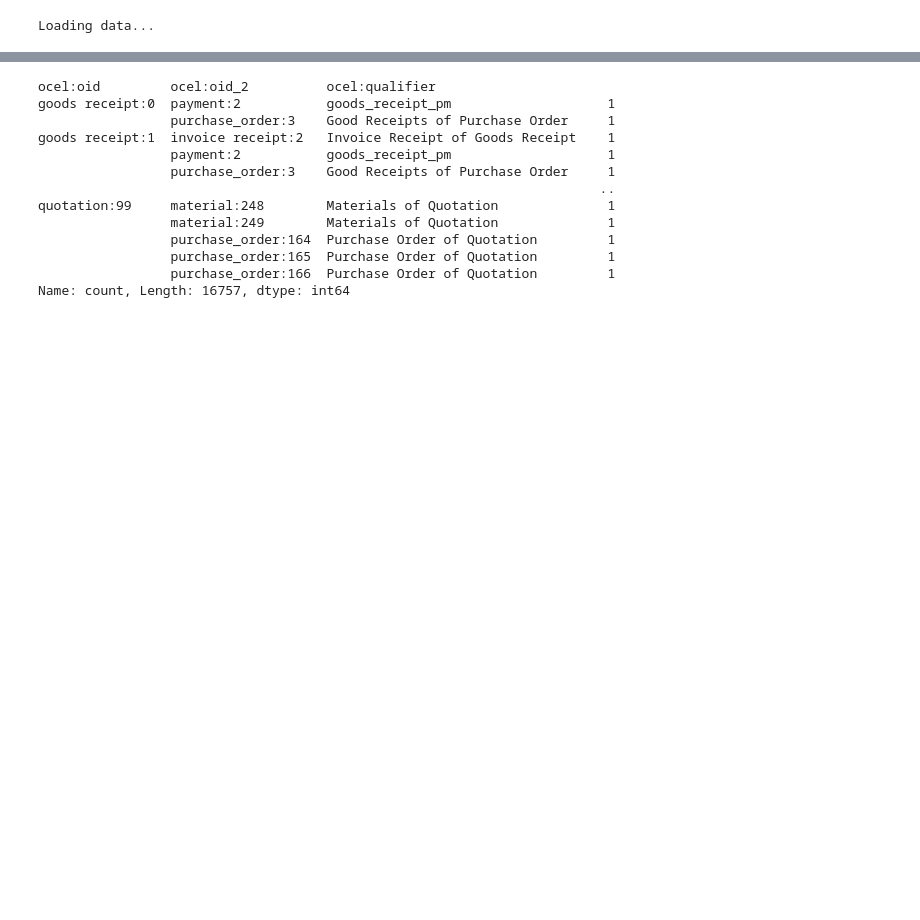
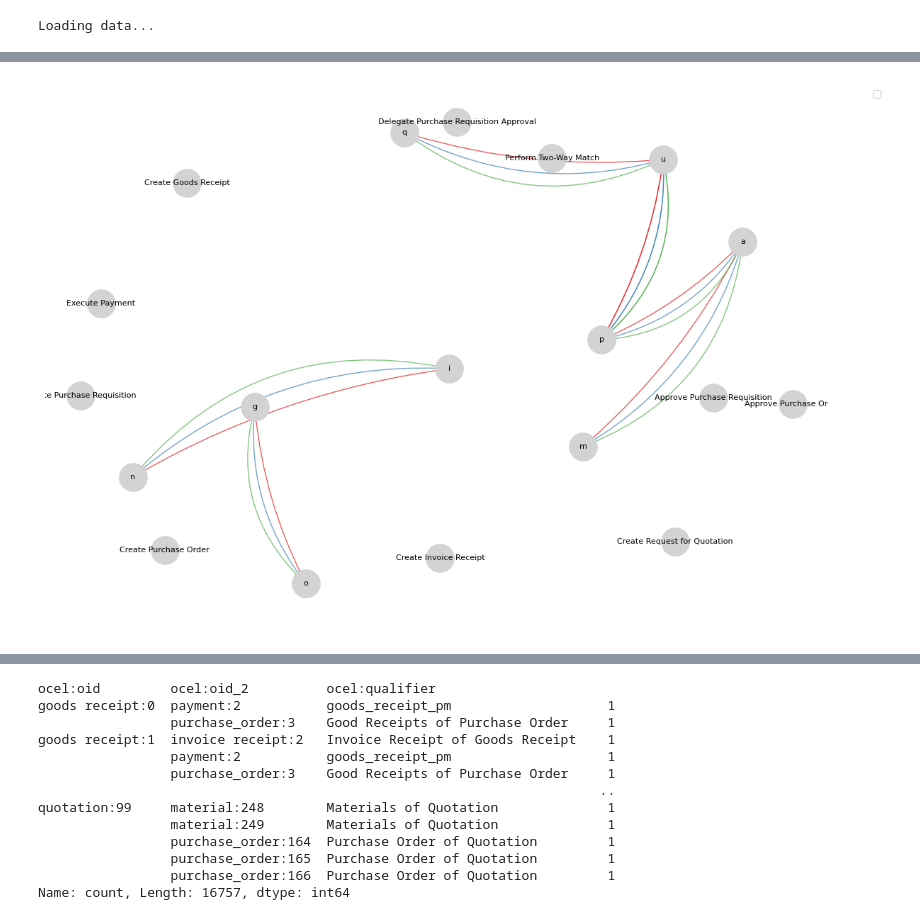
Before and after one commit to JordenVS/rabotest, a Jupyter notebook: test.ipynb, the cells around one changed output, grey strips where cells are left out. Drawn from its saved outputs; the diff is of its cells as text; code cells hidden in the pictures; blank space fills up the shorter version.

```diff
--- a/test.ipynb
+++ b/test.ipynb
@@ -8,0 +134,7 @@ Loading data...
+# %%
+ocdfg = pm4py.discover_ocdfg(ocel)
+# peek at one edge entry
+sample_ot = next(iter(ocdfg["edges"]))
+sample_arc = next(iter(ocdfg["edges"][sample_ot]))
+print(type(ocdfg["edges"][sample_ot][sample_arc]),
+      ocdfg["edges"][sample_ot][sample_arc])
@@ -8,0 +301,64 @@ Loading data...
+# %%
+import matplotlib.pyplot as plt
+import networkx as nx
+
+def visualize_colored(G):
+    # 1. Create layout graph H and Ensure ALL nodes from G are in H
+    H = nx.DiGraph()
+    H.add_nodes_from(G.nodes()) # <--- THIS FIXES THE "NO POSITION" ERROR
+
+    for u, v, d in G.edges(data=True):
+        # pm4py OCDFG weights are often sets of IDs
+        w = d.get("weight", 1)
+
+        # Ensure we are working with sets to avoid the += error
+        if not isinstance(w, set):
+            w = {w}
+
+        if H.has_edge(u, v):
+            # Union the sets
+            H[u][v]["weight_set"] = H[u][v]["weight_set"] | w
+        else:
+            H.add_edge(u, v, weight_set=w)
+
+    # 2. Convert set weights to integers for the layout algorithm
+    for u, v, d in H.edges(data=True):
+        d["weight"] = len(d["weight_set"])
+
+    # 3. Calculate positions (now guaranteed to have all nodes)
+    pos = nx.spring_layout(H, k=1, iterations=50)
+
+    plt.figure(figsize=(12, 8))
+
+    # 4. Draw nodes and labels
+    nx.draw_networkx_nodes(G, pos, node_size=800, node_color="lightgrey")
+    nx.draw_networkx_labels(G, pos, font_size=8)
+
+    # 5. Group and draw edges by object type
+    edge_types = {}
+    # Note: MultiDiGraph needs 'keys=True' to iterate correctly
+    for u, v, k, d in G.edges(keys=True, data=True):
+        edge_types.setdefault(d["object_type"], []).append((u, v))
+
+    colors = ["#E41A1C", "#377EB8", "#4DAF4A", "#984EA3", "#FF7F00"]
+
+    for i, (obj_type, edges) in enumerate(edge_types.items()):
+        # Add a slight arc so overlapping object types are visible
+        arc = 0.1 * (i + 1)
+        nx.draw_networkx_edges(
+            G, pos,
+            edgelist=edges,
+            edge_color=colors[i % len(colors)],
+            label=obj_type,
+            connectionstyle=f"arc3,rad={arc}",
+            arrows=True,
+            alpha=0.7
+        )
+
+    plt.legend(bbox_to_anchor=(1.05, 1), loc='upper left')
+    plt.axis("off")
+    plt.tight_layout()
+    plt.show()
+visualize_colored(G_global)
+# %% [output]
+[figure, added]
```
Also changed, not shown: parts of 13 cells of this notebook, 6 other files.
